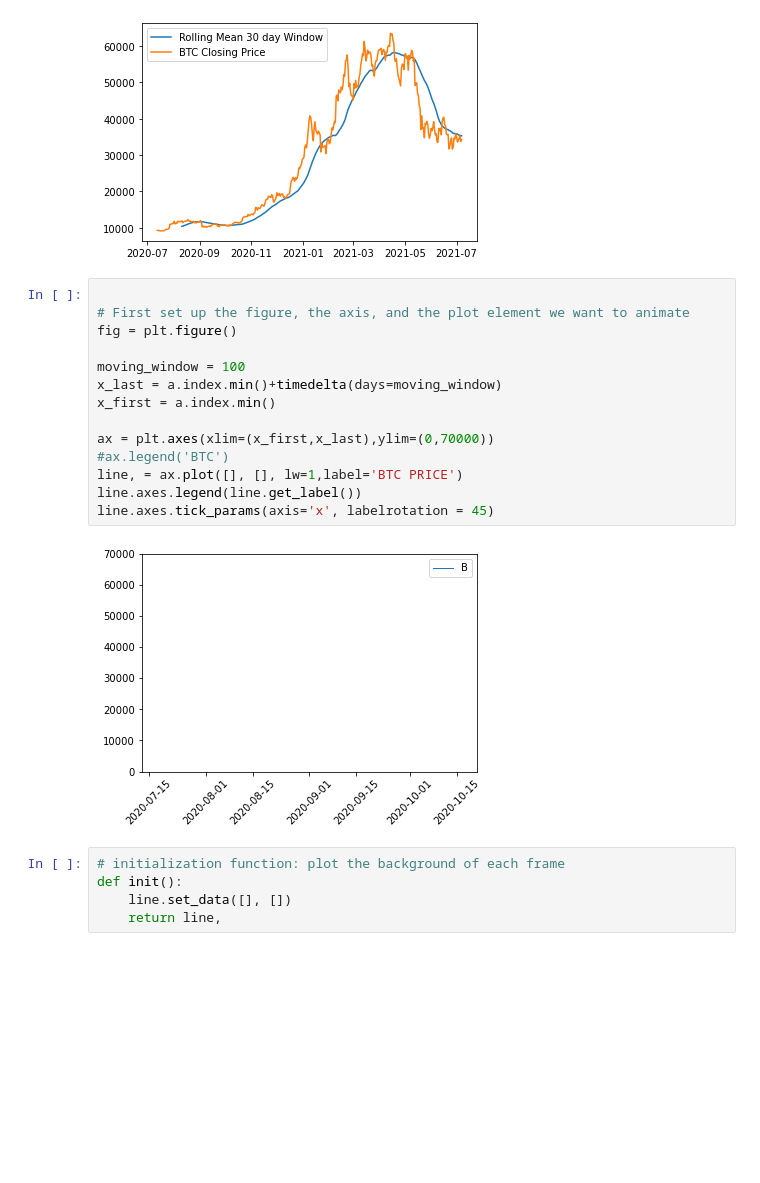
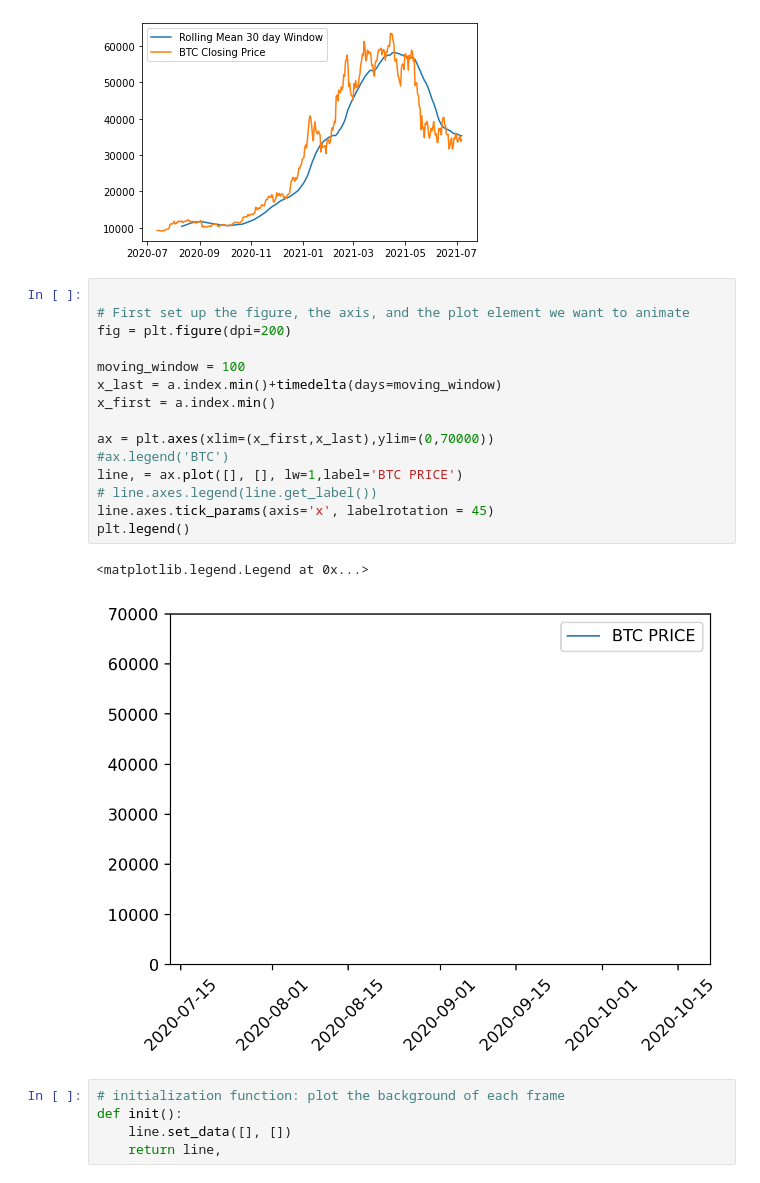
Before and after one commit to DataTortuga/crypto-pair-trade-analysis, a Jupyter notebook: BTC-ETH-Pair-Trade/BTC-ETH-Pair-Trade2.ipynb, the cells around one changed output. Saved outputs shown, nothing was run; the diff lists cells and outputs as text; blank space fills up the shorter version.

Commit message:
Fixed animated legend

```diff
--- a/BTC-ETH-Pair-Trade/BTC-ETH-Pair-Trade2.ipynb
+++ b/BTC-ETH-Pair-Trade/BTC-ETH-Pair-Trade2.ipynb
@@ -105,19 +105,21 @@ plt.show()
 # %%
 
 # First set up the figure, the axis, and the plot element we want to animate
-fig = plt.figure()
+fig = plt.figure(dpi=200)
 
 moving_window = 100
 x_last = a.index.min()+timedelta(days=moving_window)
 x_first = a.index.min()
 
 ax = plt.axes(xlim=(x_first,x_last),ylim=(0,70000))
 #ax.legend('BTC')
 line, = ax.plot([], [], lw=1,label='BTC PRICE')
-line.axes.legend(line.get_label())
+# line.axes.legend(line.get_label())
 line.axes.tick_params(axis='x', labelrotation = 45)
+plt.legend()
 # %% [output]
+<matplotlib.legend.Legend at 0x...>
-[figure, old version]
+[figure, new version]
 # %%
 # initialization function: plot the background of each frame
 def init():
```
Also changed, not shown: parts of 1 cell of this notebook.
